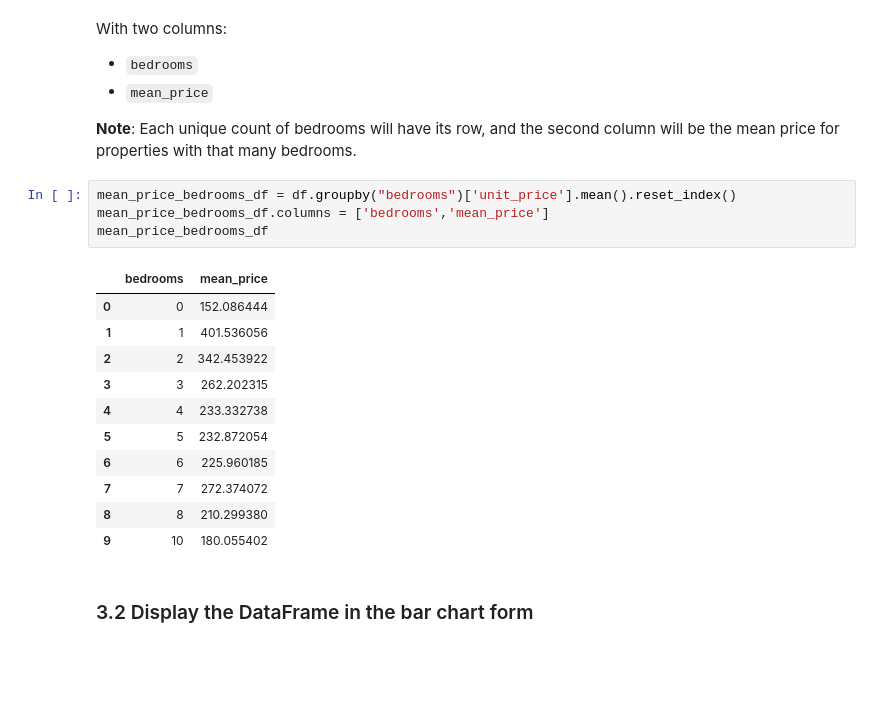
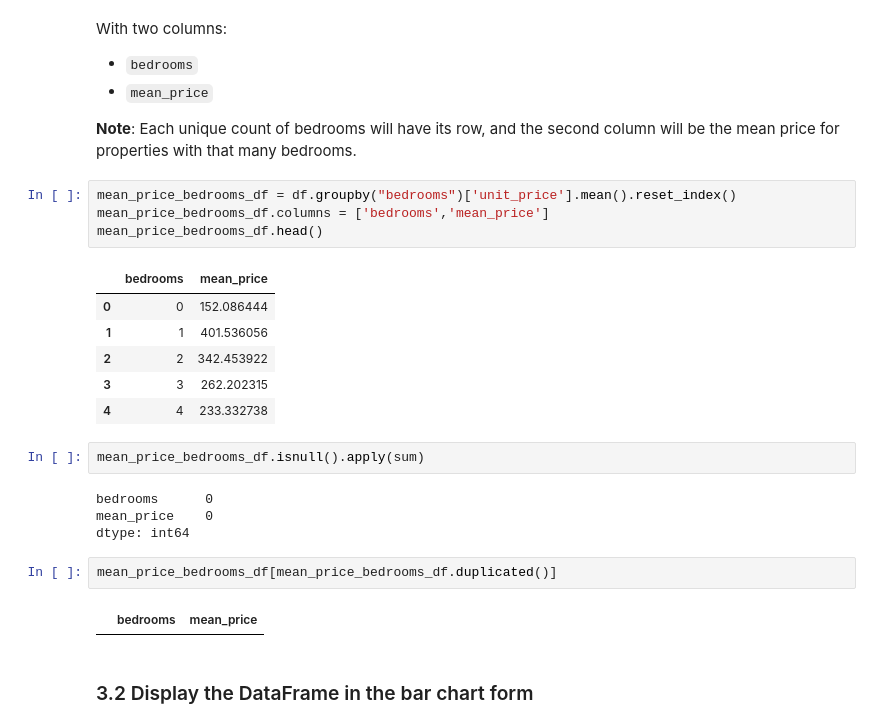
Before and after one commit to patorsiang/COMP8270-Programming-for-Artificial-Intelligence, a Jupyter notebook: assessment/4/index.ipynb, the cells around one changed output. Saved outputs shown, nothing was run; the diff lists cells and outputs as text; blank space fills up the shorter version.

```diff
--- a/assessment/4/index.ipynb
+++ b/assessment/4/index.ipynb
@@ -76,19 +189,24 @@ Each unique count of bedrooms will have its row, and the second column will be t
 # %%
 mean_price_bedrooms_df = df.groupby("bedrooms")['unit_price'].mean().reset_index()
 mean_price_bedrooms_df.columns = ['bedrooms','mean_price']
-mean_price_bedrooms_df
+mean_price_bedrooms_df.head()
 # %% [output]
 |  | bedrooms | mean_price |
 | 0 | 0 | 152.086444 |
 | 1 | 1 | 401.536056 |
 | 2 | 2 | 342.453922 |
 | 3 | 3 | 262.202315 |
 | 4 | 4 | 233.332738 |
-| 5 | 5 | 232.872054 |
-| 6 | 6 | 225.960185 |
-| 7 | 7 | 272.374072 |
-| 8 | 8 | 210.299380 |
-| 9 | 10 | 180.055402 |
+# %%
+mean_price_bedrooms_df.isnull().apply(sum)
+# %% [output]
+bedrooms      0
+mean_price    0
+dtype: int64
+# %%
+mean_price_bedrooms_df[mean_price_bedrooms_df.duplicated()]
+# %% [output]
+|  | bedrooms | mean_price |
 # %% [markdown]
 ### 3.2 Display the DataFrame in the bar chart form
 # %% [markdown]
```
Also changed, not shown: parts of 19 cells of this notebook, 4 other files.
